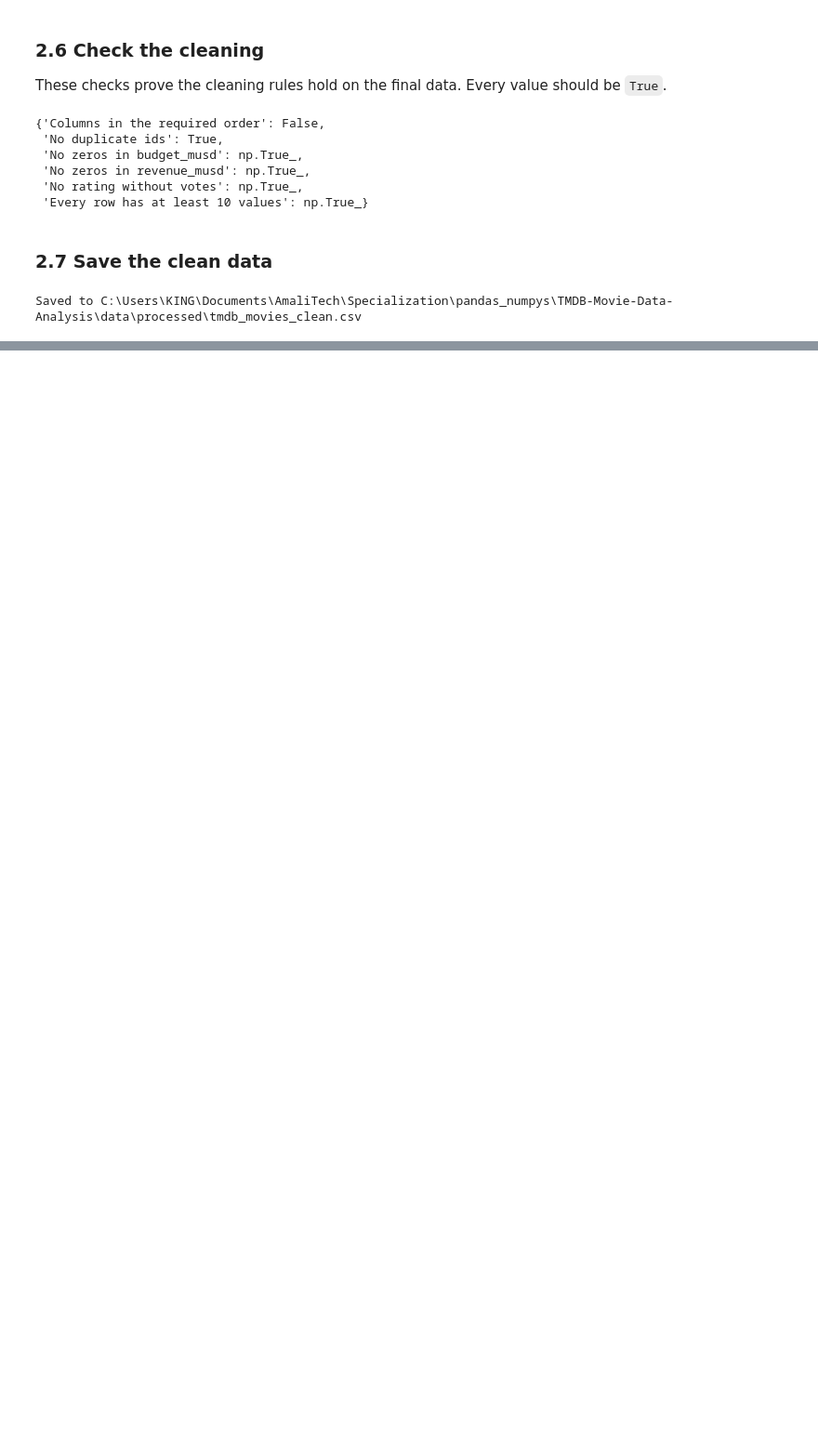
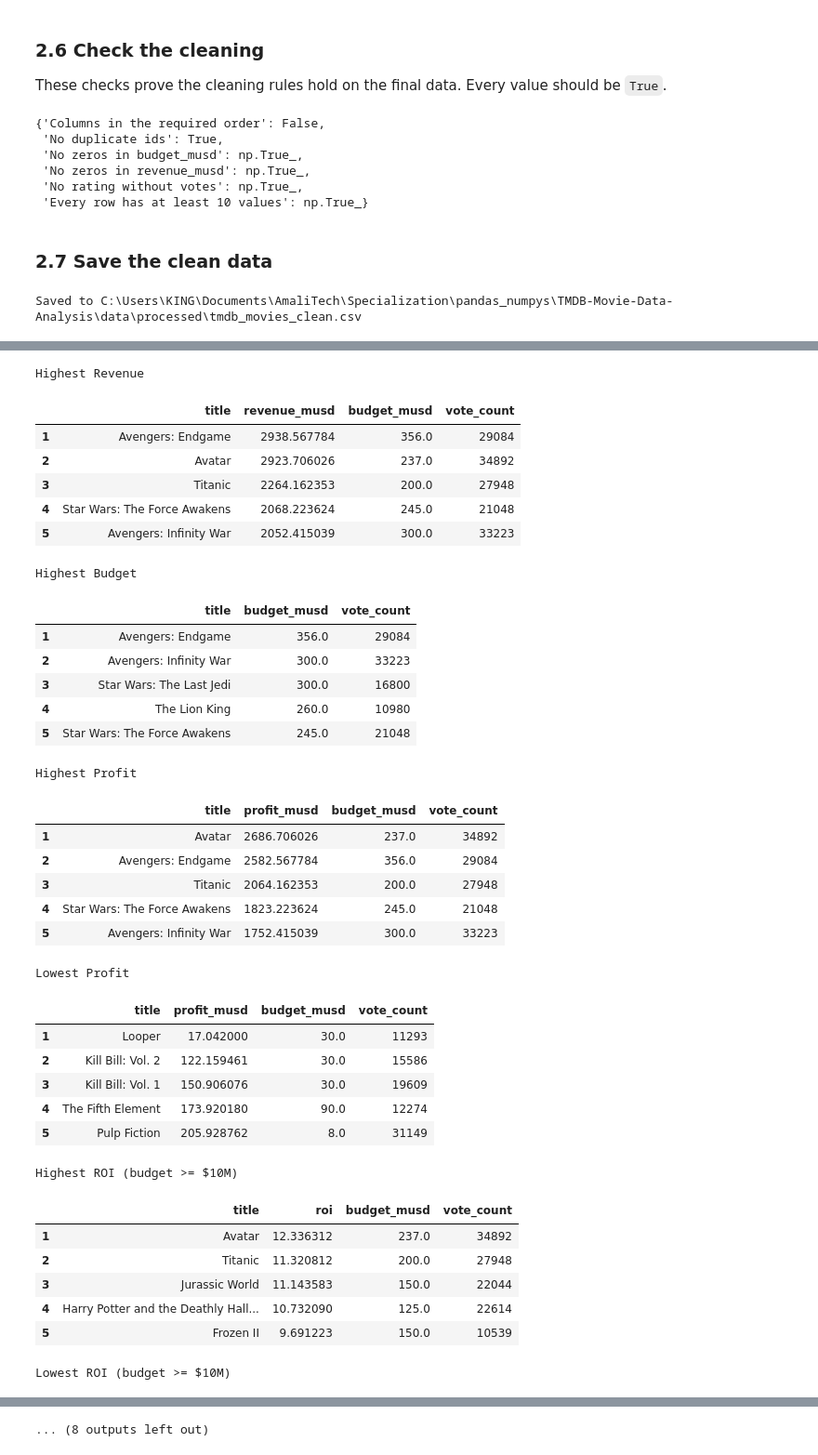
Before and after one commit to Dushimimanaprince/TMDB-Movie-Data-Analysis, a Jupyter notebook: notebooks/tmdb_analysis.ipynb, the cells around one changed output, grey strips where cells are left out. Shown at 93% size. Cells and saved outputs as stored; diff of their text form; code cells hidden in the pictures; blank space fills up the shorter version.

```diff
--- a/notebooks/tmdb_analysis.ipynb
+++ b/notebooks/tmdb_analysis.ipynb
@@ -201,0 +212,45 @@ Saved to C:\Users\KING\Documents\AmaliTech\Specialization\pandas_numpys\TMDB-Mov
+# %%
+df = add_profit_and_roi(df)
+
+kpis = get_all_kpis(df)
+
+for name, table in kpis.items():
+    print(name)
+    display(table)
+# %% [output]
+Highest Revenue
+|  | title | revenue_musd | budget_musd | vote_count |
+| 1 | Avengers: Endgame | 2938.567784 | 356.0 | 29084 |
+| 2 | Avatar | 2923.706026 | 237.0 | 34892 |
+| 3 | Titanic | 2264.162353 | 200.0 | 27948 |
+| 4 | Star Wars: The Force Awakens | 2068.223624 | 245.0 | 21048 |
+| 5 | Avengers: Infinity War | 2052.415039 | 300.0 | 33223 |
+Highest Budget
+|  | title | budget_musd | vote_count |
+| 1 | Avengers: Endgame | 356.0 | 29084 |
+| 2 | Avengers: Infinity War | 300.0 | 33223 |
+| 3 | Star Wars: The Last Jedi | 300.0 | 16800 |
+| 4 | The Lion King | 260.0 | 10980 |
+| 5 | Star Wars: The Force Awakens | 245.0 | 21048 |
+Highest Profit
+|  | title | profit_musd | budget_musd | vote_count |
+| 1 | Avatar | 2686.706026 | 237.0 | 34892 |
+| 2 | Avengers: Endgame | 2582.567784 | 356.0 | 29084 |
+| 3 | Titanic | 2064.162353 | 200.0 | 27948 |
+| 4 | Star Wars: The Force Awakens | 1823.223624 | 245.0 | 21048 |
+| 5 | Avengers: Infinity War | 1752.415039 | 300.0 | 33223 |
+Lowest Profit
+|  | title | profit_musd | budget_musd | vote_count |
+| 1 | Looper | 17.042000 | 30.0 | 11293 |
+| 2 | Kill Bill: Vol. 2 | 122.159461 | 30.0 | 15586 |
+| 3 | Kill Bill: Vol. 1 | 150.906076 | 30.0 | 19609 |
+| 4 | The Fifth Element | 173.920180 | 90.0 | 12274 |
+| 5 | Pulp Fiction | 205.928762 | 8.0 | 31149 |
+Highest ROI (budget >= $10M)
+|  | title | roi | budget_musd | vote_count |
+| 1 | Avatar | 12.336312 | 237.0 | 34892 |
+| 2 | Titanic | 11.320812 | 200.0 | 27948 |
+| 3 | Jurassic World | 11.143583 | 150.0 | 22044 |
+| 4 | Harry Potter and the Deathly Hall... | 10.732090 | 125.0 | 22614 |
+| 5 | Frozen II | 9.691223 | 150.0 | 10539 |
+Lowest ROI (budget >= $10M)
@@ -201,0 +263 @@ Saved to C:\Users\KING\Documents\AmaliTech\Specialization\pandas_numpys\TMDB-Mov
+... (8 outputs left out)
```
Also changed, not shown: parts of 3 cells of this notebook, 1 other file.
